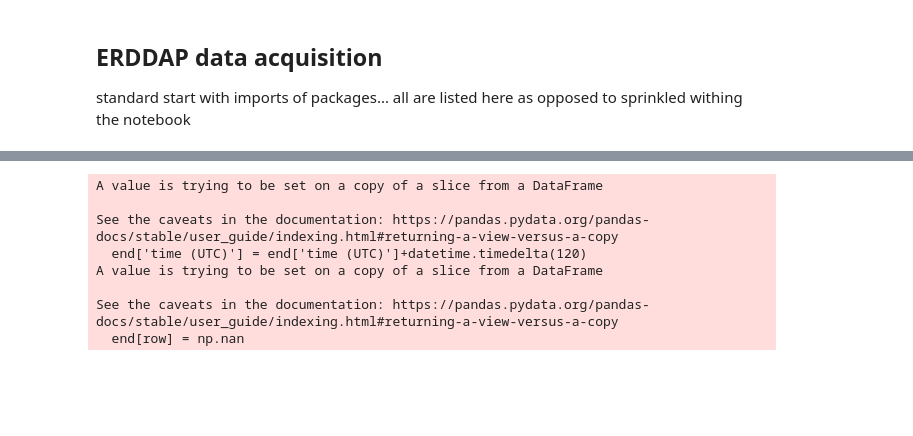
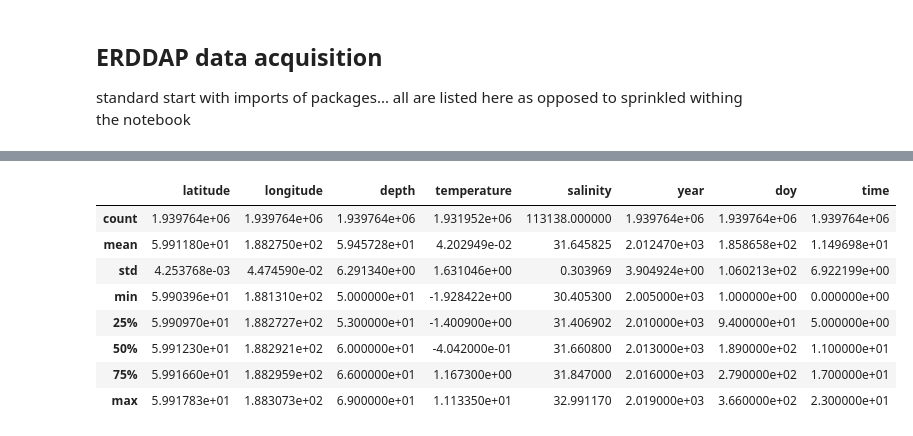
Before and after one commit to NOAA-PMEL/EcoFOCI_Jupyter_Notebooks, a Jupyter notebook: EcoFOCI_Moorings/DataProducts/BottomTempSal/AltairpERDDAP_FOCI_BottomTandS.ipynb, the cells around one changed output, grey strips where cells are left out. Saved outputs shown, nothing was run; the diff lists cells and outputs as text; code cells hidden in the pictures; blank space fills up the shorter version.

```diff
--- a/EcoFOCI_Moorings/DataProducts/BottomTempSal/AltairpERDDAP_FOCI_BottomTandS.ipynb
+++ b/EcoFOCI_Moorings/DataProducts/BottomTempSal/AltairpERDDAP_FOCI_BottomTandS.ipynb
@@ -31,15 +30,15 @@ import palettable
 # %%
 ## settings (move to yaml file for routines)
 
-server_url = 'http://akutan.pmel.noaa.gov:8080/erddap'
+server_url = 'http://thundersnow.pmel.noaa.gov:8080/erddap'
 maxdepth = 50 #keep all data below this depth
-site_str = 'M4'
+site_str = 'M5'
 region = 'bs'
-substring = ['bsm4','bs4'] #search substring useful for M2
+substring = ['bs5','bs5'] #search substring useful for M2
 #prelim=['13bs2c','14bs2c','15bsm2a','16bs2c','17bs2c','17bsm2a','18bsm2a'] #specify mooring deployments to use prelim data (mostly due to salinity)
 #prelim=['16bs8','17bs8','18bs8']
-prelim=['16bs4','17bs4','18bs4']
-#prelim=['13bs5a','14bs5a','16bs5','17bs5','18bs5']
+#prelim=['16bs4','17bs4','18bs4']
+prelim=['13bs5a','14bs5a','16bs5','17bs5','18bs5']
 
 #this elimnates bad salinity but
 sal_temp_QC = True
@@ -147,7 +146,7 @@ for dataset_id in sorted(df['Dataset ID'].values):
                 if '17bs4b' in dataset_id:
                     df_m=df_m['2017-9-30':'2018-10-1']
                 if '18bs4b' in dataset_id:
-                    df_m=df_m['2018-10-12':'2020-9-02']
+                    df_m=df_m['2018-10-12':'2018-9-23']
 
                 if '13bs5a' in dataset_id:
                     df_m=df_m['2013-8-18':'2014-10-16']
@@ -212,19 +193,0 @@ df_merged[df_merged['year']==2009]
-# %%
-end = source.iloc[source.index[-1]]
-end['time (UTC)'] = end['time (UTC)']+datetime.timedelta(120)
-for row,column in end.iteritems():
-    if row != 'time (UTC)':
-        end[row] = np.nan
-
-
-source = source.append(end).reset_index().drop(columns=['index'])
-source = source.set_index('time (UTC)')
-# %% [output]
-A value is trying to be set on a copy of a slice from a DataFrame
-
-See the caveats in the documentation: https://pandas.pydata.org/pandas-docs/stable/user_guide/indexing.html#returning-a-view-versus-a-copy
-  end['time (UTC)'] = end['time (UTC)']+datetime.timedelta(120)
-A value is trying to be set on a copy of a slice from a DataFrame
-
-See the caveats in the documentation: https://pandas.pydata.org/pandas-docs/stable/user_guide/indexing.html#returning-a-view-versus-a-copy
-  end[row] = np.nan
@@ -233,3 +194,15 @@ source = source.resample('1D').mean().reset_index()
+# %%
+df_merged.describe()
+# %% [output]
+|  | latitude | longitude | depth | temperature | salinity | year | doy | time |
+| count | 1.939764e+06 | 1.939764e+06 | 1.939764e+06 | 1.931952e+06 | 113138.000000 | 1.939764e+06 | 1.939764e+06 | 1.939764e+06 |
+| mean | 5.991180e+01 | 1.882750e+02 | 5.945728e+01 | 4.202949e-02 | 31.645825 | 2.012470e+03 | 1.858658e+02 | 1.149698e+01 |
+| std | 4.253768e-03 | 4.474590e-02 | 6.291340e+00 | 1.631046e+00 | 0.303969 | 3.904924e+00 | 1.060213e+02 | 6.922199e+00 |
+| min | 5.990396e+01 | 1.881310e+02 | 5.000000e+01 | -1.928422e+00 | 30.405300 | 2.005000e+03 | 1.000000e+00 | 0.000000e+00 |
+| 25% | 5.990970e+01 | 1.882727e+02 | 5.300000e+01 | -1.400900e+00 | 31.406902 | 2.010000e+03 | 9.400000e+01 | 5.000000e+00 |
+| 50% | 5.991230e+01 | 1.882921e+02 | 6.000000e+01 | -4.042000e-01 | 31.660800 | 2.013000e+03 | 1.890000e+02 | 1.100000e+01 |
+| 75% | 5.991660e+01 | 1.882959e+02 | 6.600000e+01 | 1.167300e+00 | 31.847000 | 2.016000e+03 | 2.790000e+02 | 1.700000e+01 |
+| max | 5.991783e+01 | 1.883073e+02 | 6.900000e+01 | 1.113350e+01 | 32.991170 | 2.019000e+03 | 3.660000e+02 | 2.300000e+01 |
 # %%
 alt.data_transformers.disable_max_rows()
 
```
Also changed, not shown: parts of 7 cells of this notebook, 19 other files.
